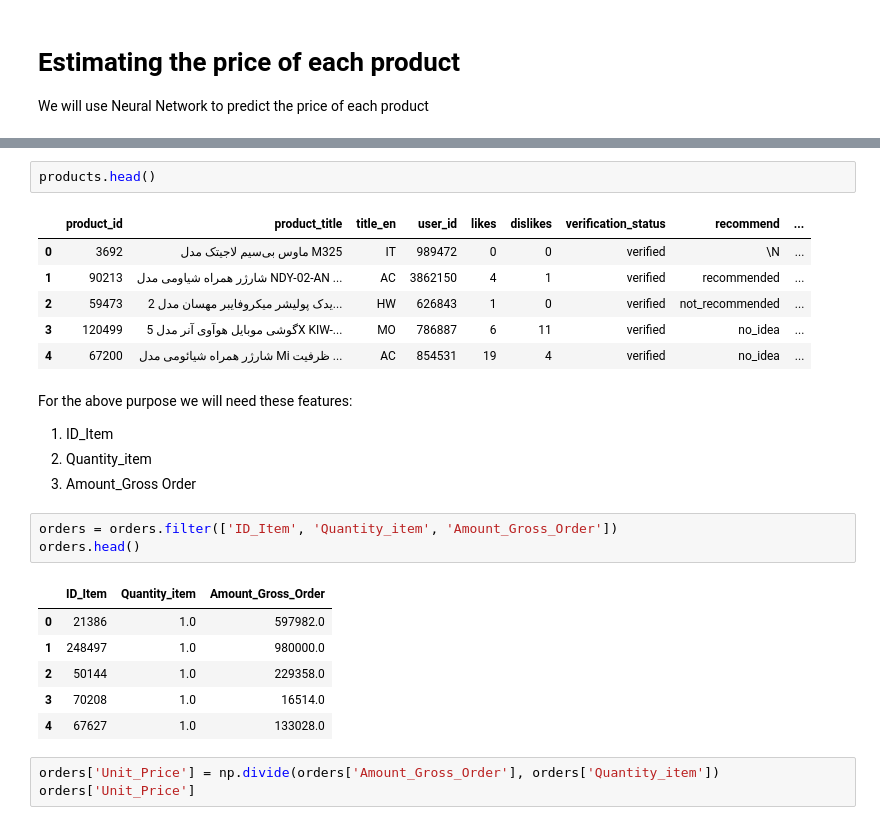
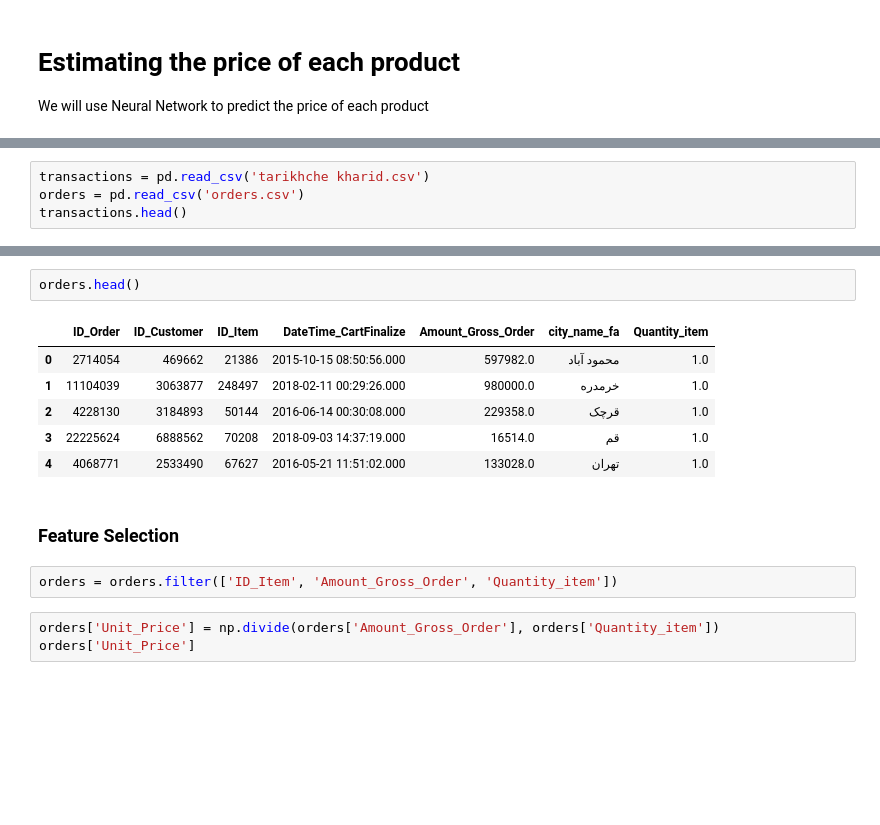
Before and after one commit to sulaimanbehzad/Clustering_according_to_item_popularity, a Jupyter notebook: price_estimation.ipynb, the cells around one changed output, grey strips where cells are left out. Drawn from its saved outputs; the diff is of its cells as text; blank space fills up the shorter version.

```diff
--- a/price_estimation.ipynb
+++ b/price_estimation.ipynb
@@ -26,0 +18,4 @@ BadZipFile: ignored
+# %%
+transactions = pd.read_csv('tarikhche kharid.csv')
+orders = pd.read_csv('orders.csv')
+transactions.head()
@@ -27,27 +29,16 @@ BadZipFile: ignored
 # %%
-products.head()
+orders.head()
 # %% [output]
-|  | product_id | product_title | title_en | user_id | likes | dislikes | verification_status | recommend | ... |
-| 0 | 3692 | ماوس بی‌سیم لاجیتک مدل M325 | IT | 989472 | 0 | 0 | verified | \N | ... |
-| 1 | 90213 | شارژر همراه شیاومی مدل NDY-02-AN ... | AC | 3862150 | 4 | 1 | verified | recommended | ... |
-| 2 | 59473 | یدک پولیشر میکروفایبر مهسان مدل 2... | HW | 626843 | 1 | 0 | verified | not_recommended | ... |
-| 3 | 120499 | گوشی موبایل هوآوی آنر مدل 5X KIW-... | MO | 786887 | 6 | 11 | verified | no_idea | ... |
-| 4 | 67200 | شارژر همراه شیائومی مدل Mi ظرفیت ... | AC | 854531 | 19 | 4 | verified | no_idea | ... |
+|  | ID_Order | ID_Customer | ID_Item | DateTime_CartFinalize | Amount_Gross_Order | city_name_fa | Quantity_item |
+| 0 | 2714054 | 469662 | 21386 | 2015-10-15 08:50:56.000 | 597982.0 | محمود آباد | 1.0 |
+| 1 | 11104039 | 3063877 | 248497 | 2018-02-11 00:29:26.000 | 980000.0 | خرمدره | 1.0 |
+| 2 | 4228130 | 3184893 | 50144 | 2016-06-14 00:30:08.000 | 229358.0 | قرچک | 1.0 |
+| 3 | 22225624 | 6888562 | 70208 | 2018-09-03 14:37:19.000 | 16514.0 | قم | 1.0 |
+| 4 | 4068771 | 2533490 | 67627 | 2016-05-21 11:51:02.000 | 133028.0 | تهران | 1.0 |
-# %% [markdown]
-For the above purpose we will need these features:
-1. ID_Item
-2. Quantity_item
-3. Amount_Gross Order
+# %% [markdown]
+### Feature Selection
 # %%
-orders = orders.filter(['ID_Item', 'Quantity_item', 'Amount_Gross_Order'])
-orders.head()
+orders = orders.filter(['ID_Item', 'Amount_Gross_Order', 'Quantity_item'])
-# %% [output]
-|  | ID_Item | Quantity_item | Amount_Gross_Order |
-| 0 | 21386 | 1.0 | 597982.0 |
-| 1 | 248497 | 1.0 | 980000.0 |
-| 2 | 50144 | 1.0 | 229358.0 |
-| 3 | 70208 | 1.0 | 16514.0 |
-| 4 | 67627 | 1.0 | 133028.0 |
 # %%
 orders['Unit_Price'] = np.divide(orders['Amount_Gross_Order'], orders['Quantity_item'])
 orders['Unit_Price']
```
Also changed, not shown: parts of 33 cells of this notebook.
